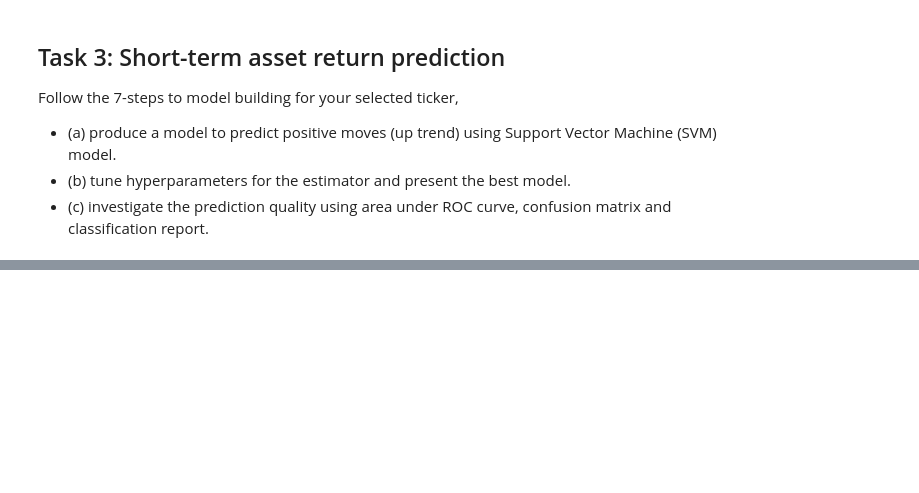
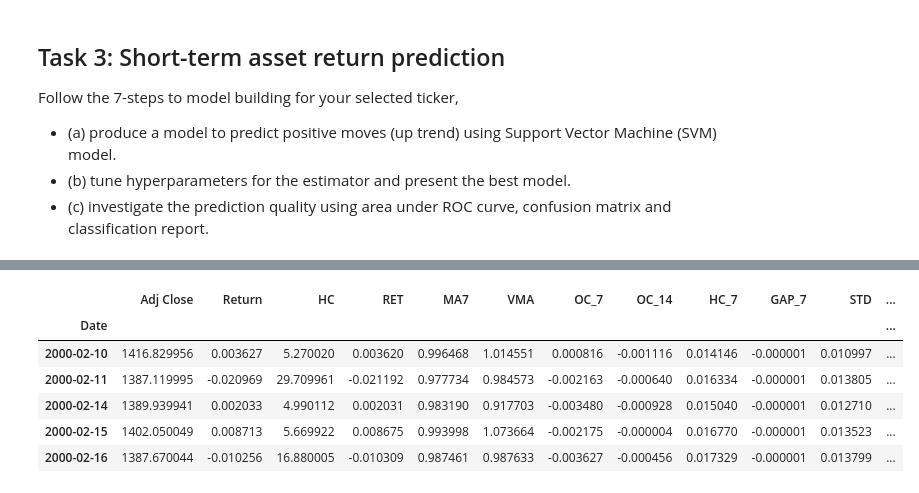
Before and after one commit to heidi123123/cqf, a Jupyter notebook: Exams/3/Exam 3.ipynb, the cells around one changed output, grey strips where cells are left out. Cells and saved outputs as stored; diff of their text form; code cells hidden in the pictures; blank space fills up the shorter version.

```diff
--- a/Exams/3/Exam 3.ipynb
+++ b/Exams/3/Exam 3.ipynb
@@ -145,0 +214,3 @@ df.head()
+# %%
+df = df.dropna()  # drop NaN values
+df.isnull().sum()
@@ -145,0 +230,30 @@ df.head()
+# %%
+# Add more features to dataframe
+df['HC'] = df['High'] - df['Close']                        # difference between high and close prices, measuring intraday range
+df['RET'] = np.log(df['Close'] / df['Close'].shift(1))     # daily log return
+df['MA7'] = df['Close'] / df['Close'].rolling(7).mean()    # ratio of closing price to its 7-day simple moving average
+df['VMA'] = df['Volume'] / df['Volume'].rolling(7).mean()  # ratio of volume to its 7-day average volume
+df['OC_'] = df['Close'] / df['Open'] - 1                   # daily percentage change from open to close
+df['OC_7'] = df['OC_'].rolling(7).mean()                   # 7-day moving average of the daily percentage change from open to close
+df['OC_14'] = df['OC_'].rolling(14).mean()                 # 14-day moving average of the daily percentage change from open to close
+df['HC_'] = df['High'] / df['Low'] - 1                     # daily percentage change from low to high
+df['HC_7'] = df['HC_'].rolling(7).mean()                   # 7-day moving average of the daily percentage change from low to high
+df['GAP_'] = df['Open'] / df['Close'].shift(1) - 1         # daily percentage gap from previous close to current open
+df['GAP_7'] = df['GAP_'].rolling(7).mean()                 # 7-day moving average of the daily percentage gap from previous close to current open
+df['STD'] = df['RET'].rolling(7).std()                     # 7-day rolling standard deviation of daily returns, measuring volatility
+df['UB'] = df['Close'].rolling(7).mean() + df['Close'].rolling(7).std() * 2  # upper Bollinger Band (mean + 2 standard deviations)
+df['EMA12'] = df['Close'].ewm(span=12, adjust=False).mean()  # 12-day exponential moving average of closing price
+df['EMA26'] = df['Close'].ewm(span=26, adjust=False).mean()  # 26-day exponential moving average of closing price
+df['MACD'] = df['EMA12'] - df['EMA26']                     # MACD (difference between 12-day and 26-day EMAs)
+df['Signal Line'] = df['MACD'].ewm(span=9, adjust=False).mean()  # 9-day exponential moving average of the MACD
+df.dropna(inplace=True)
+features = df.drop(['Open', 'High', 'Low', 'Close', 'Volume', 'OC_', 'HC_','GAP_'], axis=1)
+features.head()
+# %% [output]
+|  | Adj Close | Return | HC | RET | MA7 | VMA | OC_7 | OC_14 | HC_7 | GAP_7 | STD | ... |
+| Date |  |  |  |  |  |  |  |  |  |  |  | ... |
+| 2000-02-10 | 1416.829956 | 0.003627 | 5.270020 | 0.003620 | 0.996468 | 1.014551 | 0.000816 | -0.001116 | 0.014146 | -0.000001 | 0.010997 | ... |
+| 2000-02-11 | 1387.119995 | -0.020969 | 29.709961 | -0.021192 | 0.977734 | 0.984573 | -0.002163 | -0.000640 | 0.016334 | -0.000001 | 0.013805 | ... |
+| 2000-02-14 | 1389.939941 | 0.002033 | 4.990112 | 0.002031 | 0.983190 | 0.917703 | -0.003480 | -0.000928 | 0.015040 | -0.000001 | 0.012710 | ... |
+| 2000-02-15 | 1402.050049 | 0.008713 | 5.669922 | 0.008675 | 0.993998 | 1.073664 | -0.002175 | -0.000004 | 0.016770 | -0.000001 | 0.013523 | ... |
+| 2000-02-16 | 1387.670044 | -0.010256 | 16.880005 | -0.010309 | 0.987461 | 0.987633 | -0.003627 | -0.000456 | 0.017329 | -0.000001 | 0.013799 | ... |
```
Also changed, not shown: parts of 15 cells of this notebook.
